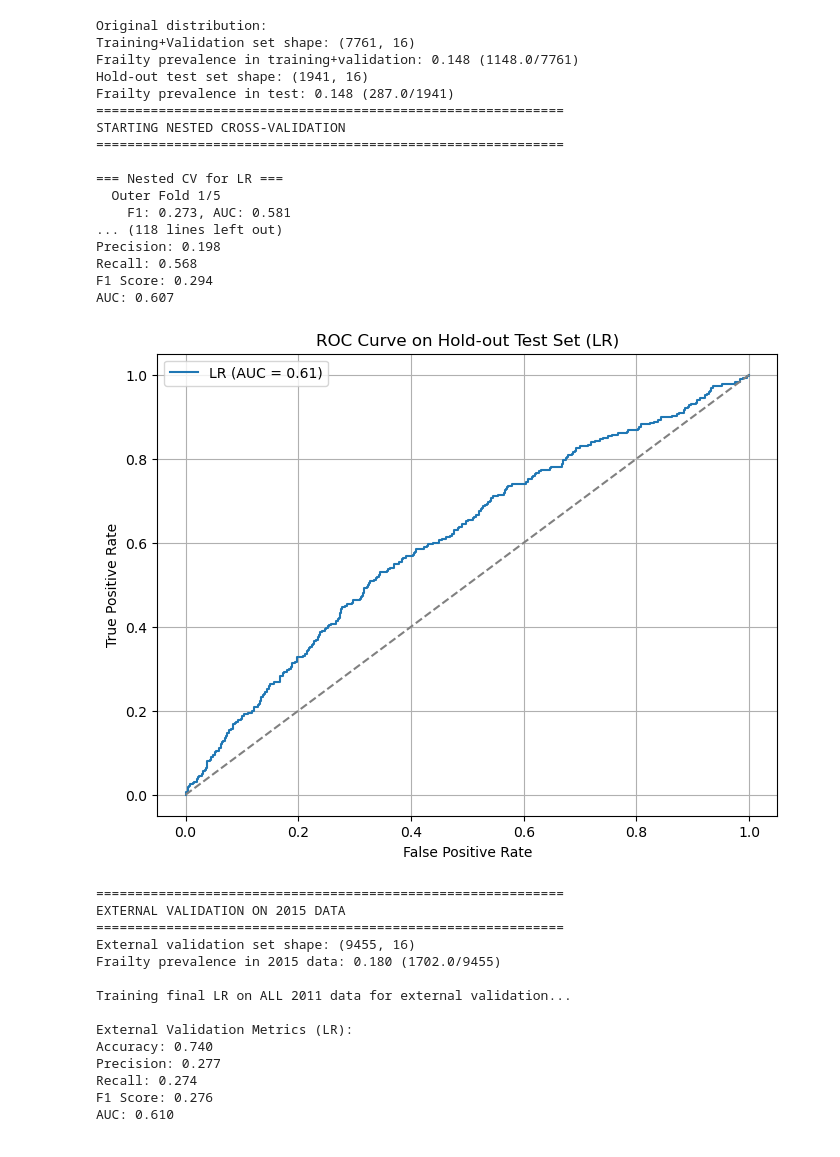
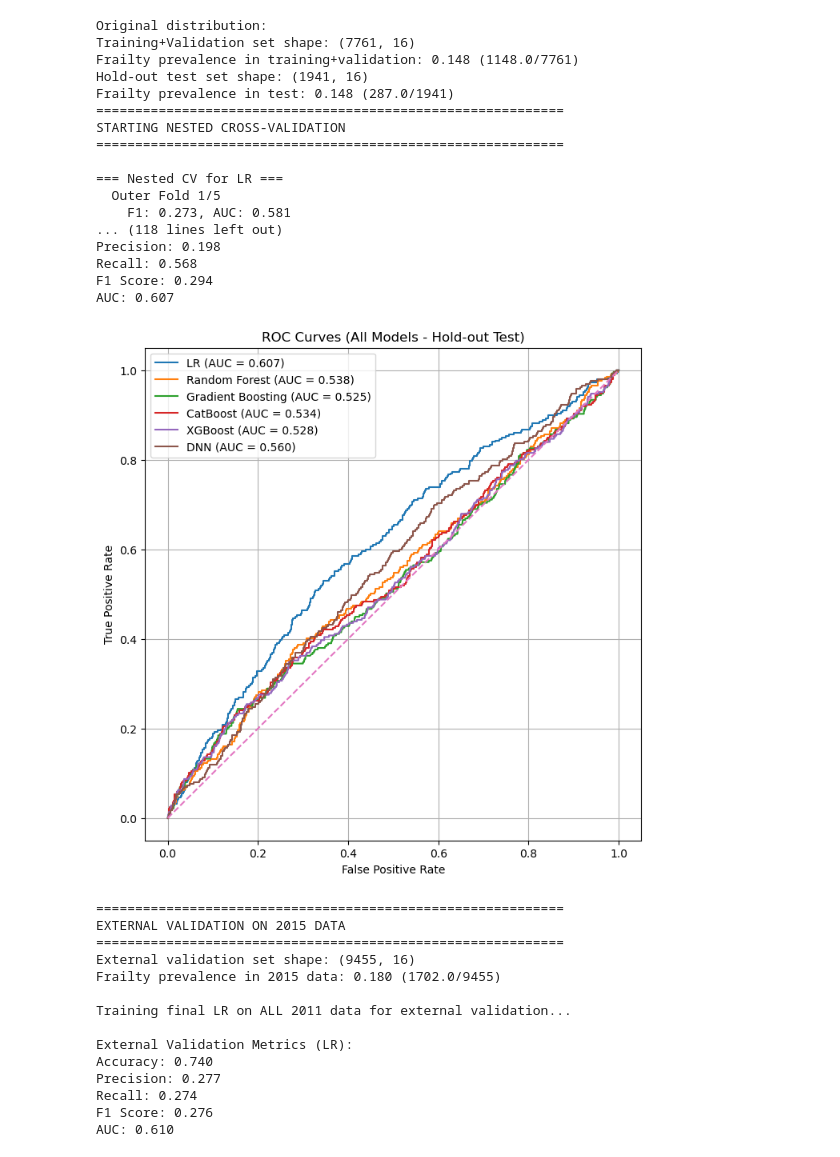
Before and after one commit to wangsoap/XAIFramework, a Jupyter notebook: 02ML-FR-withEV.ipynb, the cells around one changed output. Saved outputs shown, nothing was run; the diff lists cells and outputs as text; code cells hidden in the pictures.

```diff
--- a/02ML-FR-withEV.ipynb
+++ b/02ML-FR-withEV.ipynb
@@ -28,6 +28,8 @@ warnings.filterwarnings('ignore')
 # 1. Data Preparation - MODIFIED: No SMOTE here
 # ---------------------------------------------------------------
 data = pd.read_csv('data2011.csv')
+#data = pd.read_csv('data_nhanes1.csv')
+
 features = ['WBC', 'MCV', 'PLT', 'BUN', 'Glc', 'Cr', 'TC', 'TG',
             'HDL_C', 'LDL_C', 'CRP', 'HbA1c', 'UA', 'HCT', 'Hb', 'CysC']
 target = 'fr'
@@ -340,7 +342,7 @@ except Exception as e:
     print(f"TabNet failed: {e}")
 
 # ---------------------------------------------------------------
-# 5. Display Nested CV Results - MODIFIED
+# 5. Display Nested CV Results - MODIFIED (按F1降序排序)
 # ---------------------------------------------------------------
 print("\n" + "="*60)
 print("NESTED CROSS-VALIDATION RESULTS (Average ± Std)")
@@ -351,17 +353,22 @@ for result in all_results:
     avg = result['average_metrics']
     summary_data.append({
         'Model': result['model_name'],
-        'F1': f"{avg['f1']['mean']:.3f} ± {avg['f1']['std']:.3f}",
+        'F1': avg['f1']['mean'],
+        'F1_str': f"{avg['f1']['mean']:.3f} ± {avg['f1']['std']:.3f}",
         'AUC': f"{avg['auc']['mean']:.3f} ± {avg['auc']['std']:.3f}",
         'Precision': f"{avg['precision']['mean']:.3f} ± {avg['precision']['std']:.3f}",
         'Recall': f"{avg['recall']['mean']:.3f} ± {avg['recall']['std']:.3f}"
     })
 
 summary_df = pd.DataFrame(summary_data)
+# ====================== 核心修改1：按F1降序排序 ======================
+summary_df = summary_df.sort_values('F1', ascending=False).reset_index(drop=True)
+summary_df = summary_df[['Model', 'F1_str', 'AUC', 'Precision', 'Recall']]
+summary_df.rename(columns={'F1_str': 'F1'}, inplace=True)
 print(summary_df)
 
 # Identify best model based on nested CV F1 score
-best_model_name = summary_df.loc[summary_df['F1'].str.split(' ± ').str[0].astype(float).idxmax(), 'Model']
+best_model_name = summary_df.iloc[0]['Model']
 print(f"\nBest model from nested CV: {best_model_name}")
 
 # ---------------------------------------------------------------
@@ -409,16 +416,31 @@ if best_model:
         print(f"{metric}: {value:.3f}")
 
     # ROC Curve
-    if 'AUC' in test_metrics:
-        plt.figure(figsize=(8, 6))
-        plt.plot(fpr, tpr, label=f'{best_model_name} (AUC = {test_metrics["AUC"]:.2f})')
-        plt.plot([0, 1], [0, 1], '--', color='gray')
-        plt.xlabel('False Positive Rate')
-        plt.ylabel('True Positive Rate')
-        plt.title(f'ROC Curve on Hold-out Test Set ({best_model_name})')
-        plt.legend()
-        plt.grid(True)
-        plt.show()
+    plt.figure(figsize=(8,8))
+    for name, model in best_models.items():
+        # 预测概率
+        if hasattr(model, "predict_proba"):
+            y_score = model.predict_proba(X_test_holdout_scaled)[:, 1]
+        else:
+            try:
+                y_score = model.decision_function(X_test_holdout_scaled)
+            except:
+                continue  # 跳过不支持的模型
+
+        # ROC
+        fpr, tpr, _ = roc_curve(y_test_holdout, y_score)
+        roc_auc = auc(fpr, tpr)
+
+        plt.plot(fpr, tpr, label=f"{name} (AUC = {roc_auc:.3f})")
+
+    plt.plot([0,1],[0,1],'--')
+    plt.xlabel("False Positive Rate")
+    plt.ylabel("True Positive Rate")
+    plt.title("ROC Curves (All Models - Hold-out Test)")
+    plt.legend()
+    plt.grid(True)
+    plt.show()
+
 else:
     print(f"Best model {best_model_name} not found in trained models.")
 
@@ -469,8 +491,7 @@ elif best_model_name == 'TabNet':
         eval_metric=['accuracy'],
         patience=10,
         batch_size=256,
-        max_epochs=100 #,
-       # verbose=0
+        max_epochs=100
     )
     y_ext_pred = tabnet_model.predict(X_ext_scaled)
     y_ext_proba = tabnet_model.predict_proba(X_ext_scaled)[:, 1]
@@ -498,6 +519,29 @@ if 'y_ext_proba' in locals():
     plt.grid(True)
     plt.show()
 
+# ====================== 核心修改2：特征重要图（显示特征名+系数刻度） ======================
+try:
+    lr_model = best_models['LR'].named_steps['classifier']
+    coef = lr_model.coef_[0]
+    importance = np.abs(coef)
+    feature_names = np.array(features)
+    indices = np.argsort(importance)
+
+    plt.figure(figsize=(8, 8))
+    plt.barh(range(len(indices)), importance[indices], color='#1f77b4')
+    # 竖轴显示特征名
+    plt.yticks(range(len(indices)), feature_names[indices], fontsize=11)
+    # 横轴显示系数刻度
+    plt.xticks(fontsize=11)
+    plt.xlabel("Feature Importance (|Coefficient|)", fontsize=12)
+    plt.ylabel("Feature Name", fontsize=12)
+    plt.title("Feature Importance - Logistic Regression", fontsize=14, pad=20)
+    # plt.grid(axis='x', alpha=0.3)
+    plt.tight_layout()
+    plt.show()
+except:
+    print("LR model not available for feature importance plot")
+
 # ---------------------------------------------------------------
 # 8. Compare Original vs Modified Approach - ANALYSIS
 # ---------------------------------------------------------------
@@ -506,34 +550,34 @@ print("ANALYSIS: Original vs Modified Approach")
 print("="*60)
 
 print("\nKEY IMPROVEMENTS:")
 print("1. SMOTE is now applied ONLY within cross-validation training folds")
 print("2. Validation/Test sets maintain ORIGINAL class distribution")
 print("3. Scaler is fitted ONLY on training data, preventing data leak")
 print("4. Nested CV provides unbiased performance estimation")
 print("5. Hold-out test set gives realistic performance estimate")
 
 print("\nThis approach addresses the critical issue where:")
 print("- Original code: SMOTE applied globally → over-optimistic results")
 print("- Modified code: SMOTE applied locally → realistic generalization estimate")
 # %% [output]
 Original distribution:
 Training+Validation set shape: (7761, 16)
 Frailty prevalence in training+validation: 0.148 (1148.0/7761)
 Hold-out test set shape: (1941, 16)
 Frailty prevalence in test: 0.148 (287.0/1941)
 ============================================================
 STARTING NESTED CROSS-VALIDATION
 ============================================================
 
 === Nested CV for LR ===
   Outer Fold 1/5
     F1: 0.273, AUC: 0.581
 ... (118 lines left out)
 Precision: 0.198
 Recall: 0.568
 F1 Score: 0.294
 AUC: 0.607
-[figure, old version]
+[figure, new version]
 ============================================================
 EXTERNAL VALIDATION ON 2015 DATA
 ============================================================
```
Also changed, not shown: parts of 1 cell of this notebook.
